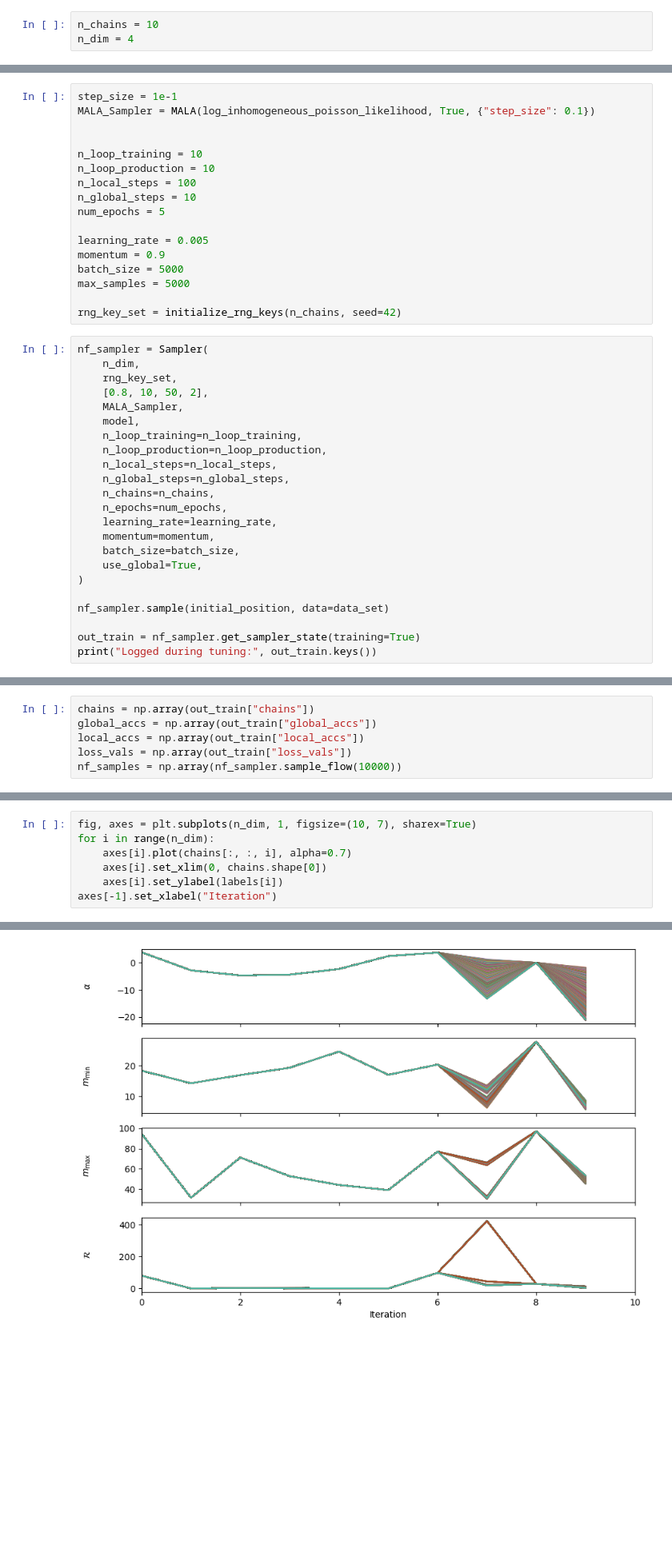
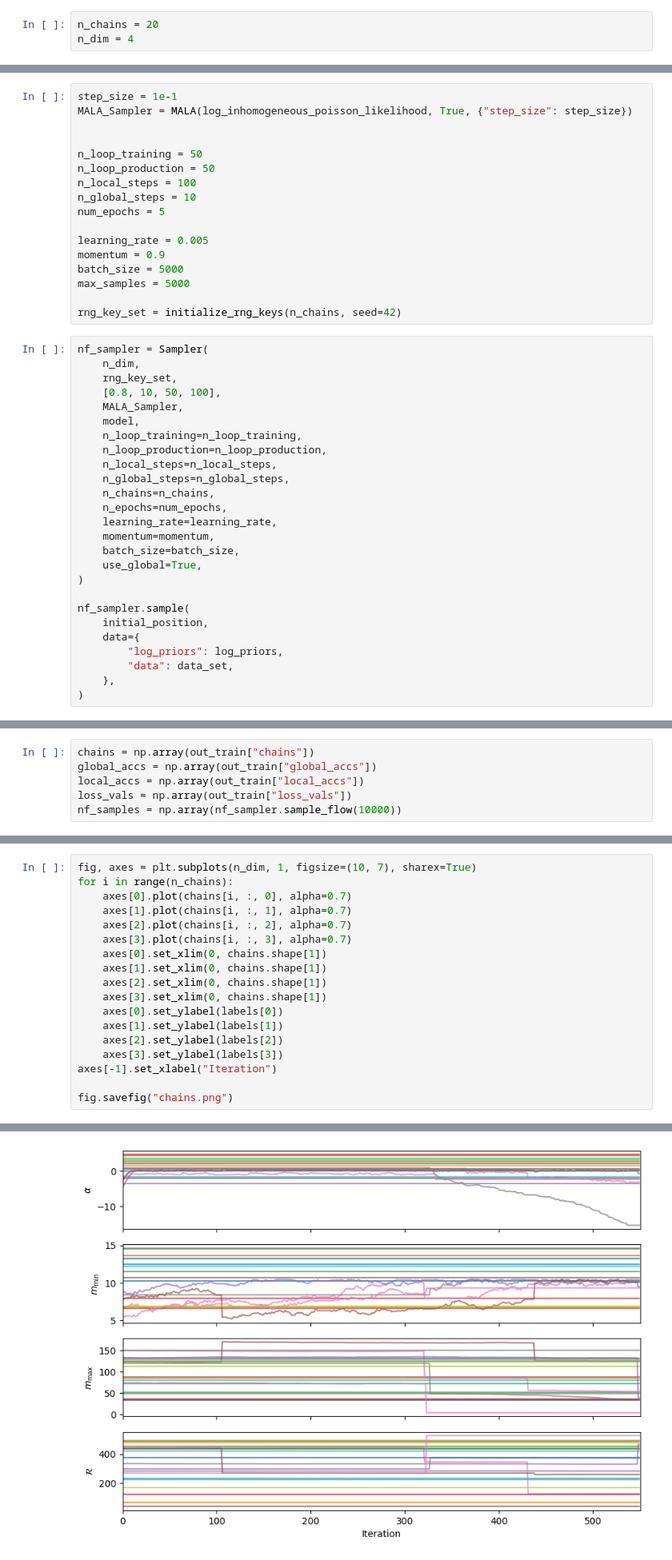
Before and after one commit to gwkokab/gwkokab, a Jupyter notebook: inf_test.ipynb, the cells around one changed output, grey strips where cells are left out. Shown at 80% size. Saved outputs shown, nothing was run; the diff lists cells and outputs as text; blank space fills up the shorter version.

Commit message:
poisson process in flowmc

```diff
--- a/inf_test.ipynb
+++ b/inf_test.ipynb
@@ -26,4 +43,4 @@ data_set = jnp.asarray([event[:min_size] for event in data_set])
 # %%
-n_chains = 10
+n_chains = 20
 n_dim = 4
 # %%
@@ -41,11 +70,11 @@ num_bins = 8
 model = MaskedCouplingRQSpline(n_dim, n_layers, hidden_size, num_bins, get_key())
 # %%
 step_size = 1e-1
-MALA_Sampler = MALA(log_inhomogeneous_poisson_likelihood, True, {"step_size": 0.1})
+MALA_Sampler = MALA(log_inhomogeneous_poisson_likelihood, True, {"step_size": step_size})
 
 
-n_loop_training = 10
-n_loop_production = 10
+n_loop_training = 50
+n_loop_production = 50
 n_local_steps = 100
 n_global_steps = 10
 num_epochs = 5
@@ -60,7 +89,7 @@ rng_key_set = initialize_rng_keys(n_chains, seed=42)
 nf_sampler = Sampler(
     n_dim,
     rng_key_set,
-    [0.8, 10, 50, 2],
+    [0.8, 10, 50, 100],
     MALA_Sampler,
     model,
     n_loop_training=n_loop_training,
@@ -75,10 +104,13 @@ nf_sampler = Sampler(
     use_global=True,
 )
 
-nf_sampler.sample(initial_position, data=data_set)
-
-out_train = nf_sampler.get_sampler_state(training=True)
-print("Logged during tuning:", out_train.keys())
+nf_sampler.sample(
+    initial_position,
+    data={
+        "log_priors": log_priors,
+        "data": data_set,
+    },
+)
 # %% [output]
 No autotune found, use input sampler_params
 Training normalizing flow
@@ -117,10 +163,21 @@ plt.show()
 # %%
 fig, axes = plt.subplots(n_dim, 1, figsize=(10, 7), sharex=True)
-for i in range(n_dim):
-    axes[i].plot(chains[:, :, i], alpha=0.7)
-    axes[i].set_xlim(0, chains.shape[0])
-    axes[i].set_ylabel(labels[i])
+for i in range(n_chains):
+    axes[0].plot(chains[i, :, 0], alpha=0.7)
+    axes[1].plot(chains[i, :, 1], alpha=0.7)
+    axes[2].plot(chains[i, :, 2], alpha=0.7)
+    axes[3].plot(chains[i, :, 3], alpha=0.7)
+    axes[0].set_xlim(0, chains.shape[1])
+    axes[1].set_xlim(0, chains.shape[1])
+    axes[2].set_xlim(0, chains.shape[1])
+    axes[3].set_xlim(0, chains.shape[1])
+    axes[0].set_ylabel(labels[0])
+    axes[1].set_ylabel(labels[1])
+    axes[2].set_ylabel(labels[2])
+    axes[3].set_ylabel(labels[3])
 axes[-1].set_xlabel("Iteration")
+
+fig.savefig("chains.png")
 # %% [output]
 Text(0.5, 0, 'Iteration')
-[figure, old version]
+[figure, new version]
```
Also changed, not shown: parts of 7 cells of this notebook, 3 other files.
